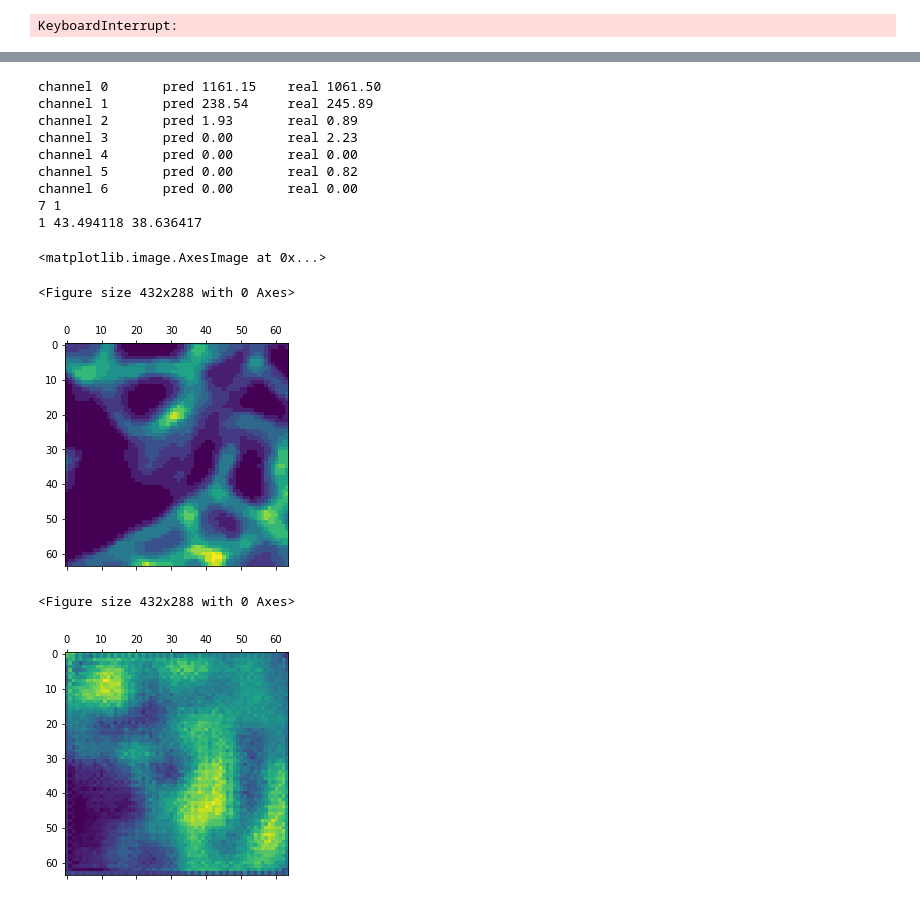
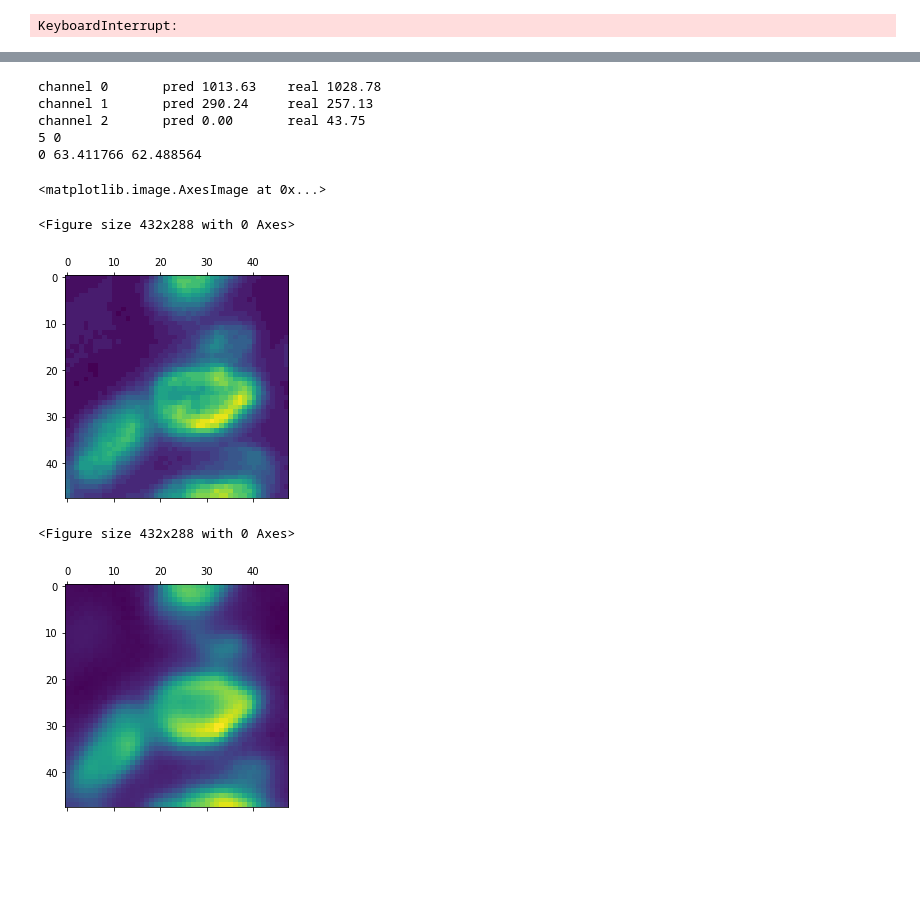
Before and after one commit to nathanin/micron2, a Jupyter notebook: notebooks/devel_morphology_clustering.ipynb, the cells around one changed output, grey strips where cells are left out. Drawn from its saved outputs; the diff is of its cells as text; code cells hidden in the pictures; blank space fills up the shorter version.

```diff
--- a/notebooks/devel_morphology_clustering.ipynb
+++ b/notebooks/devel_morphology_clustering.ipynb
@@ -12,7 +16,8 @@ from tensorflow.keras.layers import (Dense, Conv2D, Dropout, BatchNormalization,
 # %%
 import h5py
-f = h5py.File('tests/dataset.hdf5', 'r')
+f = h5py.File('/dev/shm/dataset.hdf5', 'r')
 print(f['meta/channel_names'][:])
+use_channels = [b.decode('UTF-8') for b in f['meta/channel_names'][:]]
 # fn = lambda x,y: print(x)
 print(f.keys())
 print(f['cells'].keys())
@@ -30,11 +27,12 @@ f.close()
 #                  verbose=True)
 # print(x.shape)
 
+print(use_channels)
 def process(x):
     x = tf.cast(x, tf.float32)/255.
     return x
 
-dataset = stream_dataset('tests/dataset.hdf5', use_channels=['DAPI', 'CD45', 'PanCytoK', 'CD31', 'PDGFRb', 'aSMA', 'Ki-67'],)
+dataset = stream_dataset('/dev/shm/dataset.hdf5', use_channels=use_channels)
 dataset = (dataset.repeat(10)
            .shuffle(1024 * 6)
            .map(process)
@@ -258,7 +252,7 @@ def perturb_x(x):
 
 # Autoencoder + simCLR. Use gradient accumulation for simCLR loss.
 # Autoencoder is trained every step
-def train_loop_simCLR(dataset, model):
+def train_AE_simCLR(dataset, model):
     mse_fn = tf.keras.losses.MeanSquaredError()
     optim = tf.keras.optimizers.Adam(learning_rate = 1e-4)
     simclr_optim = tf.keras.optimizers.Adam(learning_rate = 1e-4)
@@ -290,7 +284,7 @@ def train_loop_simCLR(dataset, model):
 
             mse_loss = mse_fn(tf.concat([batch_in, batch_p], axis=0),
                               tf.concat([xout1, xout2], axis=0))
-            l_simclr = simclr_loss_fn(tf.concat([g1, g2], axis=0))
+            l_simclr = simclr_loss_fn(tf.concat([g1, g2], axis=0), tau=0.1)
 
         losses.append(mse_loss.numpy())
         sc_losses.append(l_simclr.numpy())
@@ -314,6 +308,6 @@ def train_loop_simCLR(dataset, model):
             prev_sc_loss = np.mean([prev_sc_loss, m_sc_losses])
             losses, sc_losses = [], []
 
-train_loop_simCLR(dataset, ae_model)
+train_AE_simCLR(dataset, ae_model)
 # %%
 def process(x):
@@ -351,39 +339,34 @@ INFO:tensorflow:Assets written to: model.h5/assets
 # %%
 from matplotlib import pyplot as plt
 sample_xout = ae_model(sample_x)
 for j in range(sample_x.shape[-1]):
     print(f'channel {j}\t' +\
           f'pred {tf.reduce_sum(sample_xout[...,j]).numpy():<4.2f}\t' +\
-          f'real {tf.reduce_sum(sample_x[...,j]).numpy():<4.2f}'
-         )
+          f'real {tf.reduce_sum(sample_x[...,j]).numpy():<4.2f}')
 
 idx = np.random.choice(sample_xout.shape[0])
 jdx = np.random.choice(sample_xout.shape[-1])
 
-# jdx = 0
+jdx = 0
 
 print(idx, jdx)
 sx = sample_x.numpy()[idx, :,:, jdx]
 sxout = sample_xout.numpy()[idx, :,:, jdx]
 print(jdx, sx.sum(), sxout.sum())
 
 plt.figure()
 plt.matshow(sx)# / sx.max())
 
 plt.figure()
 plt.matshow(sxout)# / sxout.max())
 # %% [output]
-channel 0       pred 1161.15    real 1061.50
-channel 1       pred 238.54     real 245.89
-channel 2       pred 1.93       real 0.89
-channel 3       pred 0.00       real 2.23
-channel 4       pred 0.00       real 0.00
-channel 5       pred 0.00       real 0.82
-channel 6       pred 0.00       real 0.00
-7 1
-1 43.494118 38.636417
+channel 0       pred 1013.63    real 1028.78
+channel 1       pred 290.24     real 257.13
+channel 2       pred 0.00       real 43.75
+5 0
+0 63.411766 62.488564
 <matplotlib.image.AxesImage at 0x...>
 <Figure size 432x288 with 0 Axes>
-[figure, old version]
+[figure, new version]
 <Figure size 432x288 with 0 Axes>
-[figure, old version]
+[figure, new version]
```
Also changed, not shown: parts of 9 cells of this notebook, 22 other files.
